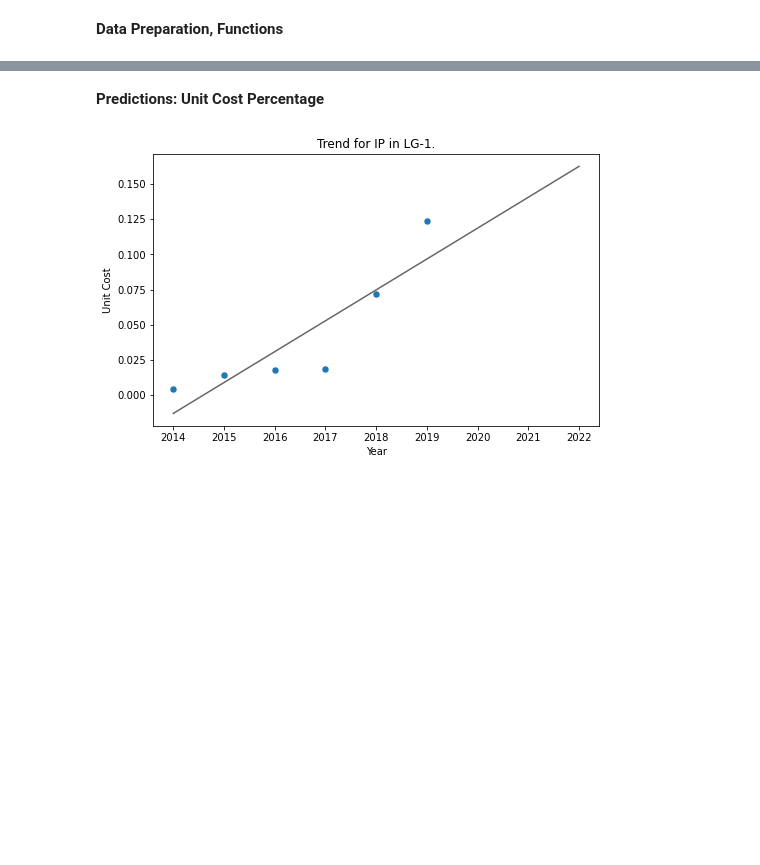
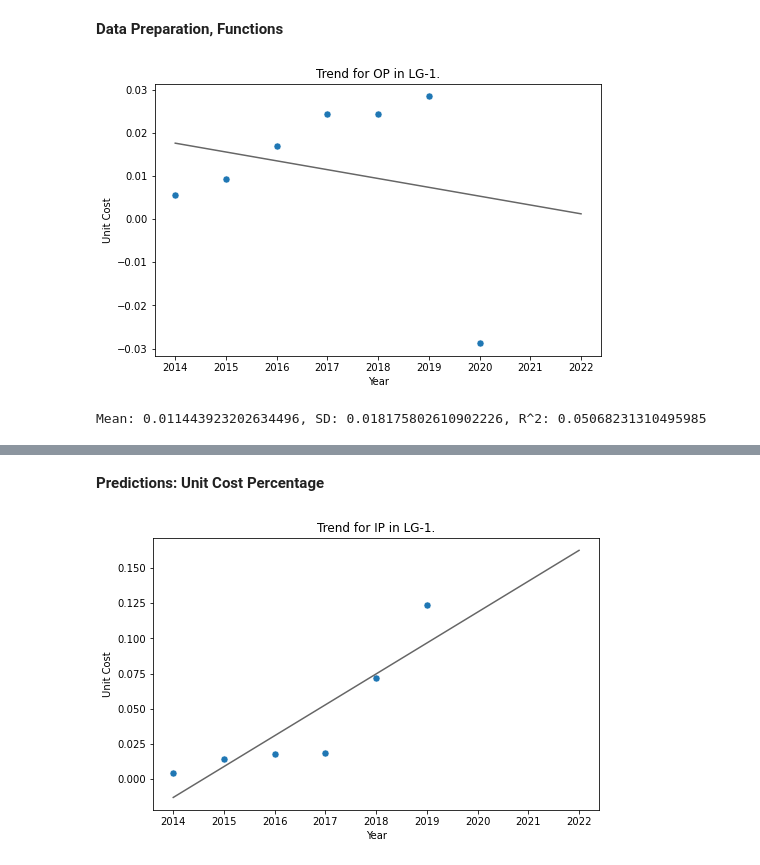
Before and after one commit to Kc1227/BAS-Case-Comp-2023, a Jupyter notebook: Code/Historical Model.ipynb, the cells around one changed output, grey strips where cells are left out. Drawn from its saved outputs; the diff is of its cells as text; code cells hidden in the pictures; blank space fills up the shorter version.

```diff
--- a/Code/Historical Model.ipynb
+++ b/Code/Historical Model.ipynb
@@ -56,3 +56,8 @@ def simple_plot(df, y, exclude_year = None, year_range = np.arange(2014, 2023, 1
     predicted_2022 = model.predict(np.array(2022).reshape(-1, 1))
 
     print(f"Mean: {temp_mean}, SD: {temp_std}, R^2: {temp_r2}")
+# %%
+simple_plot(trends_filter("LG-1", "OP"), "Unit Cost", exclude_year = None)
+# %% [output]
+[figure, added]
+Mean: 0.011443923202634496, SD: 0.018175802610902226, R^2: 0.05068231310495985
```
Also changed, not shown: parts of 10 cells of this notebook, 1 other file.
